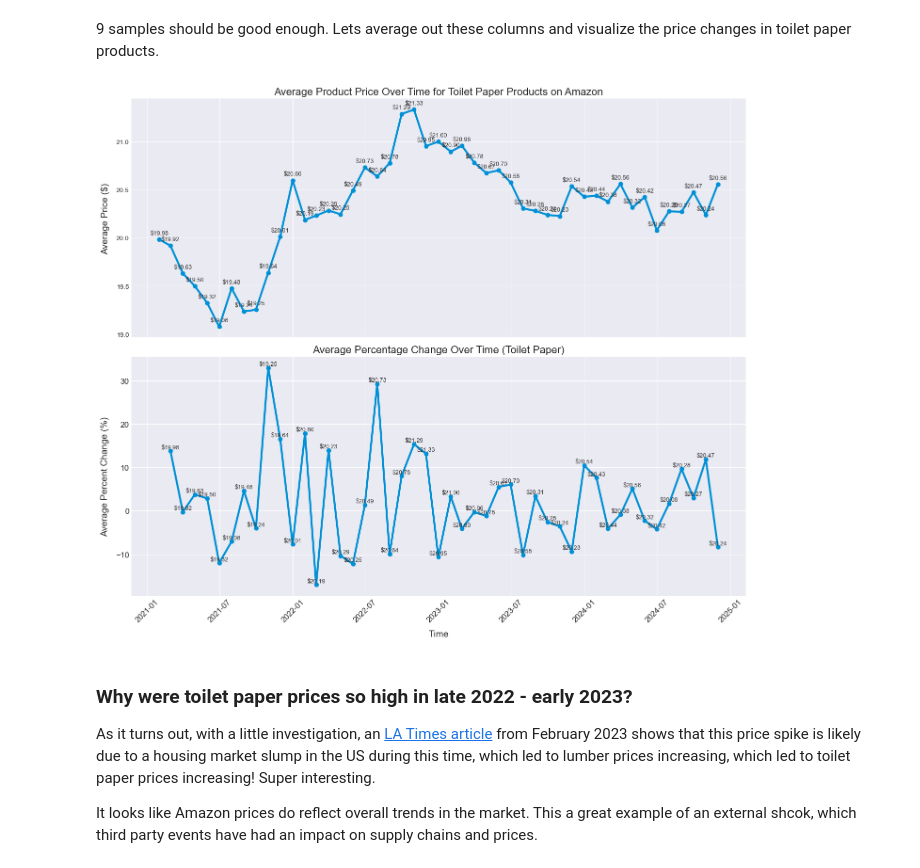
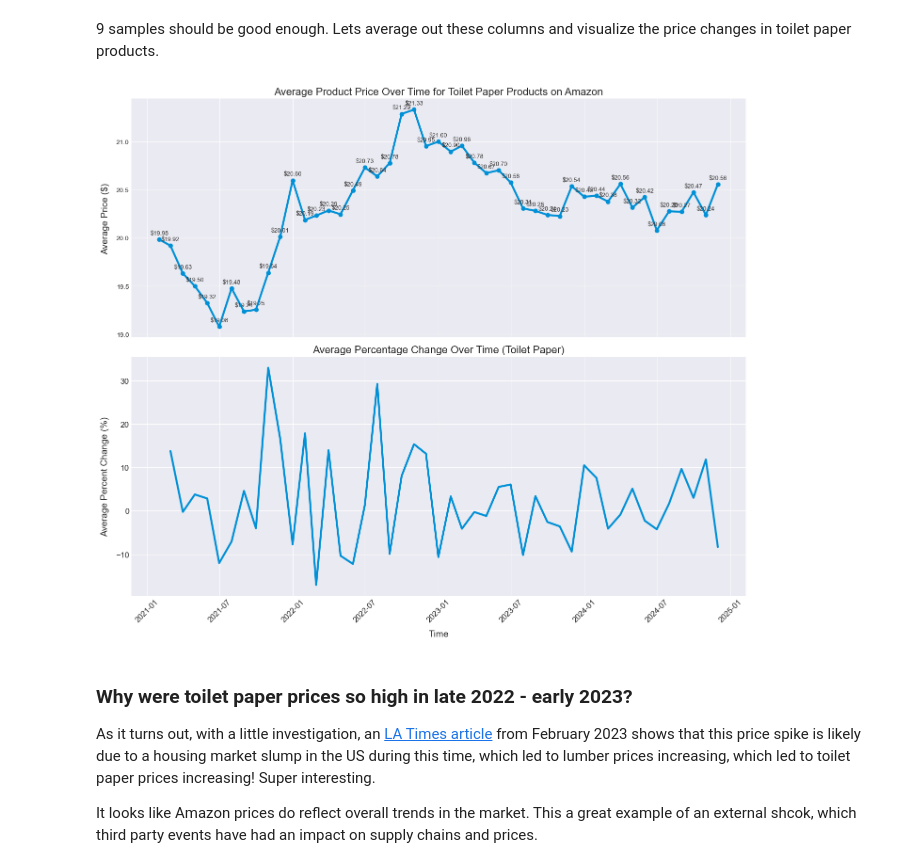
Before and after one commit to domwrm/Amazon-Pricing-Anlysis, a Jupyter notebook: EDACheckpoint_Group031_WI25.ipynb, the cells around one changed output. Saved outputs shown, nothing was run; the diff lists cells and outputs as text; code cells hidden in the pictures.

```diff
--- a/EDACheckpoint_Group031_WI25.ipynb
+++ b/EDACheckpoint_Group031_WI25.ipynb
@@ -594,31 +613,0 @@ Let's take a look at the percent change over time of the popular energy drink CE
-# %%
-# Slice off first column with NaN values
-percent_change = grocery_perc_diff.iloc[0, 1:]
-
-# Extract price values for CELSIUS energy drink
-price_values = grocery_and_foods.iloc[0, 3:].values
-
-# Convert columns to datetime
-dates = pd.to_datetime(grocery_perc_diff.columns, format="%Y-%m")
-
-plt.style.use('seaborn-v0_8-darkgrid')
-
-# Define plot
-fig, ax = plt.subplots(figsize=(14, 7))
-
-# Plot percent change
-ax.plot(dates[1:], percent_change, marker='o')
-
-# Annotate each point with  prices
-for i, (date, y) in enumerate(zip(dates[1:], percent_change)):
-    price = price_values[i + 1]
-
-    if not pd.isna(price):
-        ax.text(date, y + 1, f"${price:.2f}", fontsize=9, ha='center', color='#333')
-
-ax.set_xlabel("Time", fontsize=14, fontweight='medium', labelpad=10)
-ax.set_ylabel("Percent Change (%)", fontsize=14, fontweight='medium', labelpad=10)
-ax.set_title("Percent Change Over Time for CELCIUS Energy Drink", fontsize=16, fontweight='medium')
-
-plt.tight_layout()
-plt.show()
@@ -671,41 +656,36 @@ dates = pd.to_datetime(price_data.columns, format="%Y-%m")
 avg_percent_change = avg_percent_change.iloc[1:len(dates)].reset_index(drop=True)
 
 plt.style.use('seaborn-v0_8-darkgrid')
 
 ## Create figure and subplots
 fig, axes = plt.subplots(nrows=2, ncols=1, figsize=(14, 12), sharex=True)
 
 # Plot 1
 ## Plot average price over time
 axes[0].plot(dates, avg_price_values, marker='o', linestyle='-', linewidth=3, markersize=6, color='#0090d6')
 axes[0].set_ylabel("Average Price ($)", fontsize=14, fontweight='medium', labelpad=10)
 axes[0].set_title("Average Product Price Over Time for Toilet Paper Products on Amazon", fontsize=16, fontweight='medium')
 
 ## Annotate average prices
 for x, y in zip(dates, avg_price_values):
     if not pd.isna(y):
         axes[0].text(x, y + 0.05, f"${y:.2f}", fontsize=9, ha='center', color='#333')
 
 
+
 # Plot 2
 ## Plot average percentage change over time
-axes[1].plot(dates[1:], avg_percent_change, marker='o', linestyle='-', linewidth=3, markersize=6, color='#0090d6')
+axes[1].plot(dates[1:], avg_percent_change, linestyle='-', linewidth=3, markersize=6, color='#0090d6')
 axes[1].set_xlabel("Time", fontsize=14, fontweight='medium', labelpad=10)
 axes[1].set_ylabel("Average Percent Change (%)", fontsize=14, fontweight='medium', labelpad=10)
 axes[1].set_title("Average Percentage Change Over Time (Toilet Paper)", fontsize=16, fontweight='medium')
-
-## Annotate average prices
-for i, (date, y) in enumerate(zip(dates[1:], avg_percent_change)):
-    price = avg_price_values.iloc[i]  # Offset by 1 to match percent change index
-    if not pd.isna(price):
-        axes[1].text(date, y + 0.5, f"${price:.2f}", fontsize=9, ha='center', color='#333')
 
 plt.xticks(rotation=45, fontsize=12)
 plt.yticks(fontsize=12)
 plt.tight_layout()
 plt.show()
 # %% [output]
-[figure, old version]
+[figure, new version]
 # %% [markdown]
 ### Why were toilet paper prices so high in late 2022 - early 2023?
 
```
Also changed, not shown: parts of 15 cells of this notebook.
